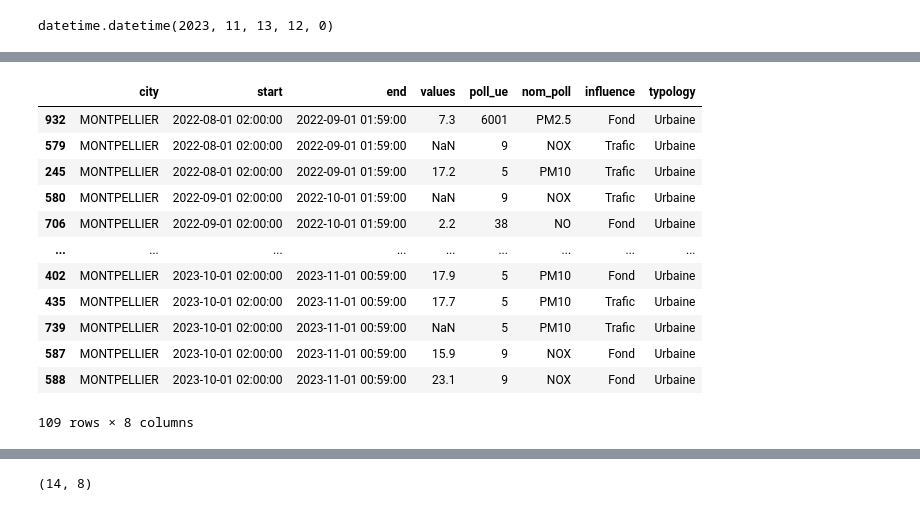
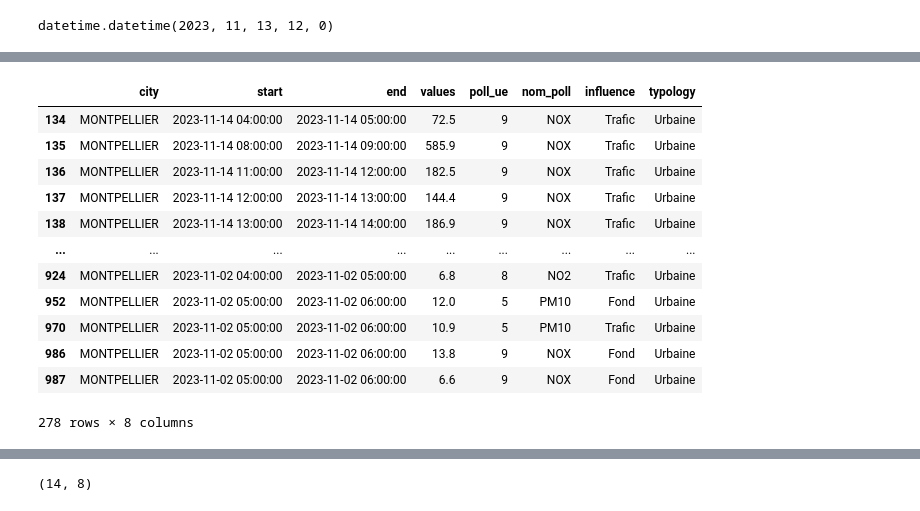
Before and after one commit to RomeoBex/Projet_Groupe_Pollution_Air_Occitanie, a Jupyter notebook: functions/exploration.ipynb, the cells around one changed output, grey strips where cells are left out. Drawn from its saved outputs; the diff is of its cells as text; code cells hidden in the pictures.

```diff
--- a/functions/exploration.ipynb
+++ b/functions/exploration.ipynb
@@ -148,16 +140,16 @@ array(['TOULOUSE', 'BESSIERES', 'ALES', 'ALBI', 'TARBES',
-# %%
-df[df['city']=='MONTPELLIER'].sort_values(by='start')
-# %% [output]
-|  | city | start | end | values | poll_ue | nom_poll | influence | typology |
-| 932 | MONTPELLIER | 2022-08-01 02:00:00 | 2022-09-01 01:59:00 | 7.3 | 6001 | PM2.5 | Fond | Urbaine |
-| 579 | MONTPELLIER | 2022-08-01 02:00:00 | 2022-09-01 01:59:00 | NaN | 9 | NOX | Trafic | Urbaine |
-| 245 | MONTPELLIER | 2022-08-01 02:00:00 | 2022-09-01 01:59:00 | 17.2 | 5 | PM10 | Trafic | Urbaine |
-| 580 | MONTPELLIER | 2022-09-01 02:00:00 | 2022-10-01 01:59:00 | NaN | 9 | NOX | Trafic | Urbaine |
-| 706 | MONTPELLIER | 2022-09-01 02:00:00 | 2022-10-01 01:59:00 | 2.2 | 38 | NO | Fond | Urbaine |
-| ... | ... | ... | ... | ... | ... | ... | ... | ... |
-| 402 | MONTPELLIER | 2023-10-01 02:00:00 | 2023-11-01 00:59:00 | 17.9 | 5 | PM10 | Fond | Urbaine |
-| 435 | MONTPELLIER | 2023-10-01 02:00:00 | 2023-11-01 00:59:00 | 17.7 | 5 | PM10 | Trafic | Urbaine |
-| 739 | MONTPELLIER | 2023-10-01 02:00:00 | 2023-11-01 00:59:00 | NaN | 5 | PM10 | Trafic | Urbaine |
-| 587 | MONTPELLIER | 2023-10-01 02:00:00 | 2023-11-01 00:59:00 | 15.9 | 9 | NOX | Fond | Urbaine |
-| 588 | MONTPELLIER | 2023-10-01 02:00:00 | 2023-11-01 00:59:00 | 23.1 | 9 | NOX | Fond | Urbaine |
-109 rows × 8 columns
+# %%
+df_j[df_j['city']=="MONTPELLIER"]
+# %% [output]
+|  | city | start | end | values | poll_ue | nom_poll | influence | typology |
+| 134 | MONTPELLIER | 2023-11-14 04:00:00 | 2023-11-14 05:00:00 | 72.5 | 9 | NOX | Trafic | Urbaine |
+| 135 | MONTPELLIER | 2023-11-14 08:00:00 | 2023-11-14 09:00:00 | 585.9 | 9 | NOX | Trafic | Urbaine |
+| 136 | MONTPELLIER | 2023-11-14 11:00:00 | 2023-11-14 12:00:00 | 182.5 | 9 | NOX | Trafic | Urbaine |
+| 137 | MONTPELLIER | 2023-11-14 12:00:00 | 2023-11-14 13:00:00 | 144.4 | 9 | NOX | Trafic | Urbaine |
+| 138 | MONTPELLIER | 2023-11-14 13:00:00 | 2023-11-14 14:00:00 | 186.9 | 9 | NOX | Trafic | Urbaine |
+| ... | ... | ... | ... | ... | ... | ... | ... | ... |
+| 924 | MONTPELLIER | 2023-11-02 04:00:00 | 2023-11-02 05:00:00 | 6.8 | 8 | NO2 | Trafic | Urbaine |
+| 952 | MONTPELLIER | 2023-11-02 05:00:00 | 2023-11-02 06:00:00 | 12.0 | 5 | PM10 | Fond | Urbaine |
+| 970 | MONTPELLIER | 2023-11-02 05:00:00 | 2023-11-02 06:00:00 | 10.9 | 5 | PM10 | Trafic | Urbaine |
+| 986 | MONTPELLIER | 2023-11-02 05:00:00 | 2023-11-02 06:00:00 | 13.8 | 9 | NOX | Fond | Urbaine |
+| 987 | MONTPELLIER | 2023-11-02 05:00:00 | 2023-11-02 06:00:00 | 6.6 | 9 | NOX | Fond | Urbaine |
+278 rows × 8 columns
```
Also changed, not shown: parts of 8 cells of this notebook, 1 other file.
